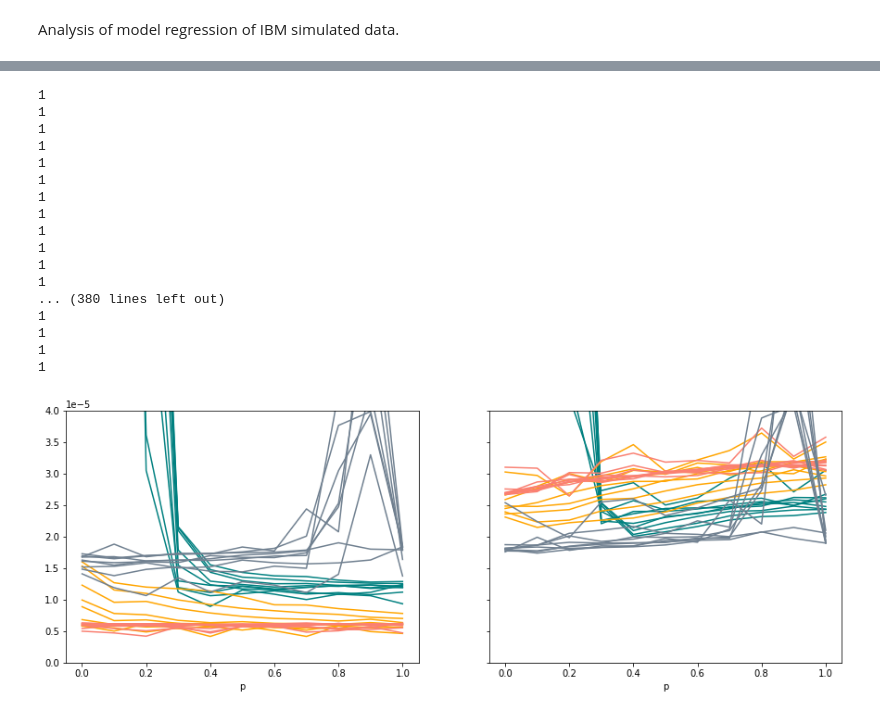
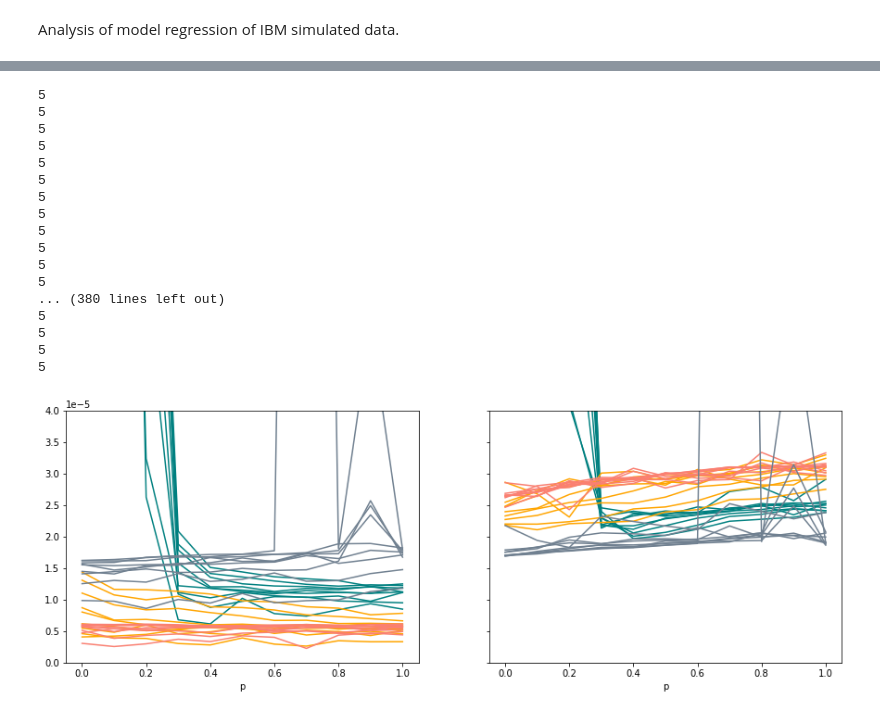
Before and after one commit to benjimaclellan/foqal, a Jupyter notebook: projects/causal/analysis.ipynb, the cells around one changed output, grey strips where cells are left out. Drawn from its saved outputs; the diff is of its cells as text; code cells hidden in the pictures.

```diff
--- a/projects/causal/analysis.ipynb
+++ b/projects/causal/analysis.ipynb
@@ -8,7 +8,8 @@ from foqal.utils.io import IO
 # %%
 io = IO.directory(
         # folder="ibmq-simulator_bell-state_local-projections_depolarized-channel",
-        folder="2022-08-23_cross_val_dBe9",
+        # folder="2022-08-23_cross_val_dBe9",
+        folder="2022-08-23_cross_val_B98e",
         include_date=False, include_id=False, verbose=False,
     )
 
@@ -31,55 +32,62 @@ df
 # %%
-for model in df['model'].unique():
-    for m in df["m"].unique():
-        for p in df["p"].unique():
+models = df['model'].unique()
+ms = df["m"].unique()
+ps = df["p"].unique()
+
+fig, ax = plt.subplots(1, 1)
+for model in models:
+    for m in ms:
+        for p in ps:
             dfi = df[(df['model']==model) & (df['m'] == m) & (df['p'] == p)]
             print(len(dfi))
+            training_curve = io.load_np_array(filename=f"training_curve/{}")
+            ax.plot()
 # %% [output]
-1
-1
-1
-1
-1
-1
-1
-1
-1
-1
-1
-1
+5
+5
+5
+5
+5
+5
+5
+5
+5
+5
+5
+5
 ... (380 lines left out)
-1
-1
-1
-1
+5
+5
+5
+5
 # %%
 models = df['model'].unique()
 colors = ['teal', 'orange', 'salmon', 'slategrey']
 
 ms = df['m'].unique()
 # ms = (30, )
 ps = df['p'].unique()
 
 fig, axs = plt.subplots(nrows=1, ncols=2, figsize=[15, 5], sharey='row')
 for model, color in zip(models, colors):
     for m in ms:
         train = []
         test = []
         test_std = []
         for p in ps:
             dfi = df[(df['model']==model) & (df['m'] == m) & (df['p'] == p)]
-            train.append(dfi[f'train_loss'].item())
-            test.append(dfi[f'test_loss'].item())
+            train.append(dfi[f'train_loss'].min())
+            test.append(dfi[f'test_loss'].min())
             # test_std.append(dfi[f'test_std'].item())
 
         axs[0].plot(ps, train, color=color, label=f"{model}")
         axs[1].plot(ps, test, color=color)
         # axs[1].fill_between(ps, np.array(test)-np.array(test_std), np.array(test)+np.array(test_std), color=color, alpha=0.3)
 
 # axs[0].legend()
 for ax in axs:
     ax.set(xlabel='p')
     ax.set(ylim=[0, 0.00004])
     # ax.set_yscale('log')
 # %% [output]
-[figure, old version]
+[figure, new version]
```
Also changed, not shown: parts of 1 cell of this notebook, 1 other file.
